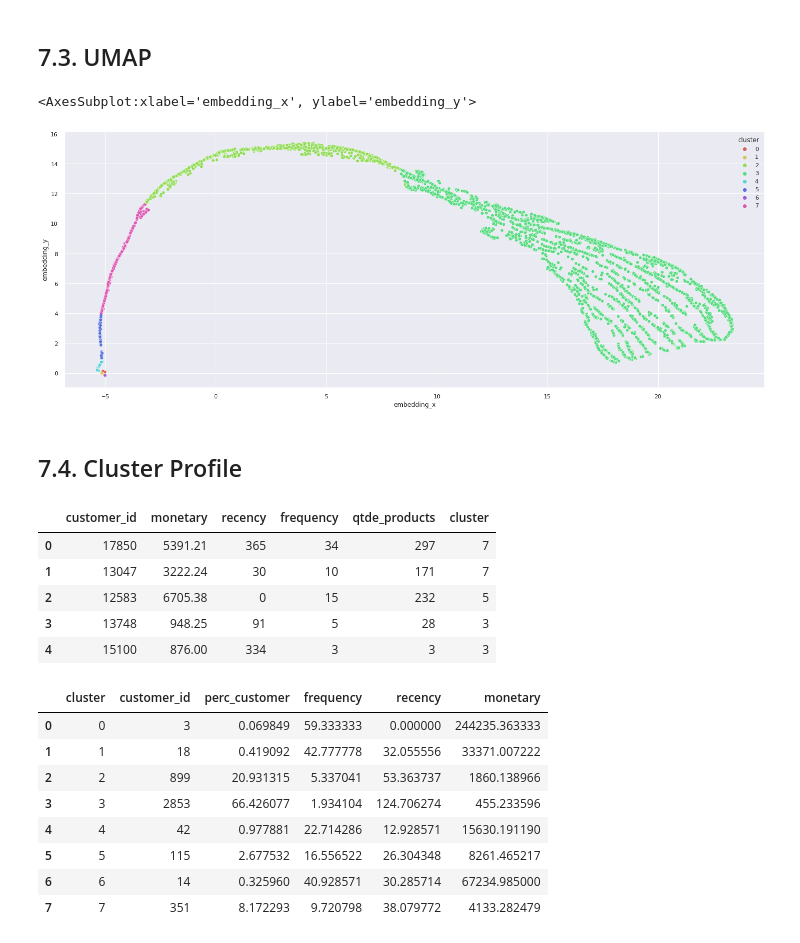
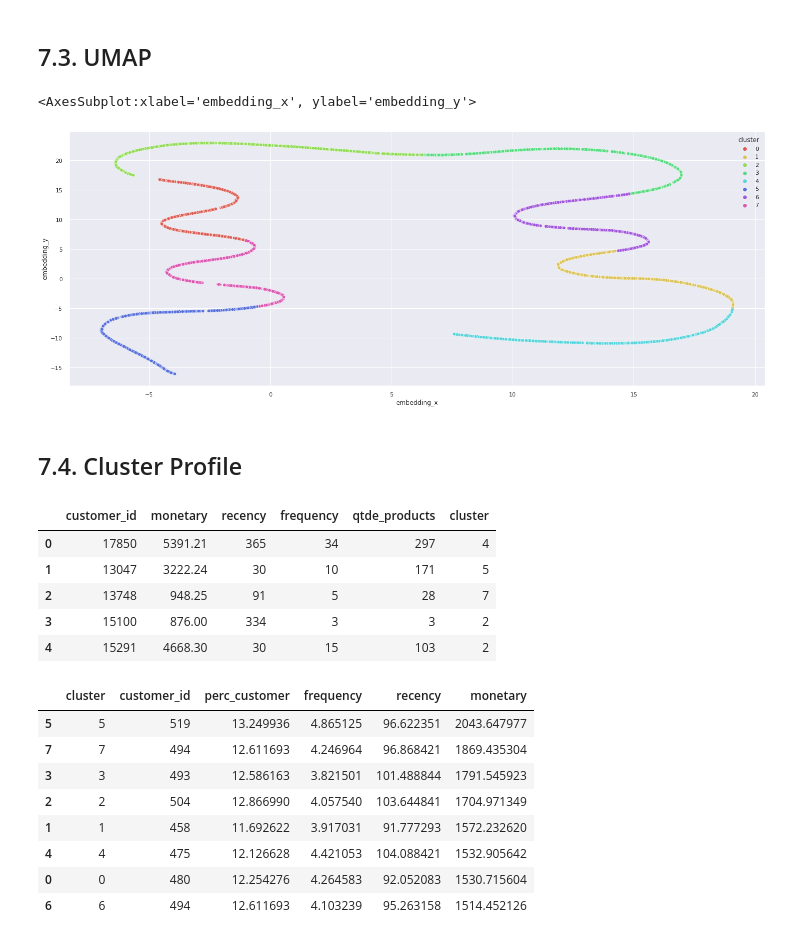
Before and after one commit to Cassiano-Schmeiske/manfing_teste_tecnico, a Jupyter notebook: notebooks/3.0-cs-customer-clustering.ipynb, the cells around one changed output. Drawn from its saved outputs; the diff is of its cells as text; code cells hidden in the pictures.

```diff
--- a/notebooks/3.0-cs-customer-clustering.ipynb
+++ b/notebooks/3.0-cs-customer-clustering.ipynb
@@ -73,7 +102,6 @@ def data_preparation( dataframe ):
     #dataframe = dataframe[dataframe.country == "United Kingdom"]
     #dataframe = dataframe[~dataframe['country'].isin( ["Unspecified"] )]
     # bad users
-    dataframe = dataframe[~dataframe['customer_id'].isin( [16446] )]
     # description
     #dataframe = dataframe.drop(columns='item_name', axis=1)
     # removendo hora
@@ -140,7 +168,7 @@ df1.head()
 # %% [markdown]
 # 2.0 Filtragem Country
 # %%
-df_country = data_filter( df1, False,  )
+df_country = data_filter( df1, True, 'United Kingdom'  )
 df_country.head()
 # %% [output]
 |  | BillNo | Itemname | Quantity | Date | Price | CustomerID | Country |
@@ -193,14 +223,14 @@ X = df5.drop( columns=['customer_id'] )
 # %% [markdown]
 ## 5.1. Encoding
 # %%
-#mm = pp.MinMaxScaler()
+mm = pp.MinMaxScaler()
 
-#df5['monetary']       = mm.fit_transform( df5[['monetary']] )
-#df5['recency']        = mm.fit_transform( df5[['recency']] )
-#df5['frequency']      = mm.fit_transform( df5[['frequency']])
-#df5['qtde_products']  = mm.fit_transform( df5[['qtde_products']])
+df5['monetary']       = mm.fit_transform( df5[['monetary']] )
+df5['recency']        = mm.fit_transform( df5[['recency']] )
+df5['frequency']      = mm.fit_transform( df5[['frequency']])
+df5['qtde_products']  = mm.fit_transform( df5[['qtde_products']])
 
-#X = df5.copy()
+X = df5.copy()
 # %% [markdown]
 ## 5.1. Within-Cluster Sum of Square (WSS)
 # %%
@@ -303,43 +333,43 @@ sns.scatterplot( x='embedding_x', y='embedding_y',
                  data=df_viz )
 # %% [output]
 <AxesSubplot:xlabel='embedding_x', ylabel='embedding_y'>
-[figure, old version]
+[figure, new version]
 # %% [markdown]
 ## 7.4. Cluster Profile
 # %%
 df7.head()
 # %% [output]
 |  | customer_id | monetary | recency | frequency | qtde_products | cluster |
-| 0 | 17850 | 5391.21 | 365 | 34 | 297 | 7 |
-| 1 | 13047 | 3222.24 | 30 | 10 | 171 | 7 |
-| 2 | 12583 | 6705.38 | 0 | 15 | 232 | 5 |
-| 3 | 13748 | 948.25 | 91 | 5 | 28 | 3 |
-| 4 | 15100 | 876.00 | 334 | 3 | 3 | 3 |
+| 0 | 17850 | 5391.21 | 365 | 34 | 297 | 4 |
+| 1 | 13047 | 3222.24 | 30 | 10 | 171 | 5 |
+| 2 | 13748 | 948.25 | 91 | 5 | 28 | 7 |
+| 3 | 15100 | 876.00 | 334 | 3 | 3 | 2 |
+| 4 | 15291 | 4668.30 | 30 | 15 | 103 | 2 |
 # %%
 # Number of customer
 df_cluster = df7[['customer_id', 'cluster']].groupby( 'cluster' ).count().reset_index()
 df_cluster['perc_customer'] = 100*( df_cluster['customer_id'] / df_cluster['customer_id'].sum() )
 
 # Avg bill_no
 df_invoice_no = df7[['frequency', 'cluster']].groupby( 'cluster' ).mean().reset_index()
 df_cluster = pd.merge( df_cluster, df_invoice_no, how='inner', on='cluster' )
 
 # Avg recency days
 df_avg_recency_days = df7[['recency', 'cluster']].groupby( 'cluster' ).mean().reset_index()
 df_cluster = pd.merge( df_cluster, df_avg_recency_days, how='inner', on='cluster' )
 
 # Avg Gross revenue
 df_avg_gross_revenue = df7[['monetary', 'cluster']].groupby( 'cluster' ).mean().reset_index()
 df_cluster = pd.merge( df_cluster, df_avg_gross_revenue, how='inner', on='cluster' )
 
-df_cluster
+df_cluster.sort_values( 'monetary', ascending=False)
 # %% [output]
 |  | cluster | customer_id | perc_customer | frequency | recency | monetary |
-| 0 | 0 | 3 | 0.069849 | 59.333333 | 0.000000 | 244235.363333 |
-| 1 | 1 | 18 | 0.419092 | 42.777778 | 32.055556 | 33371.007222 |
-| 2 | 2 | 899 | 20.931315 | 5.337041 | 53.363737 | 1860.138966 |
-| 3 | 3 | 2853 | 66.426077 | 1.934104 | 124.706274 | 455.233596 |
-| 4 | 4 | 42 | 0.977881 | 22.714286 | 12.928571 | 15630.191190 |
-| 5 | 5 | 115 | 2.677532 | 16.556522 | 26.304348 | 8261.465217 |
-| 6 | 6 | 14 | 0.325960 | 40.928571 | 30.285714 | 67234.985000 |
-| 7 | 7 | 351 | 8.172293 | 9.720798 | 38.079772 | 4133.282479 |
+| 5 | 5 | 519 | 13.249936 | 4.865125 | 96.622351 | 2043.647977 |
+| 7 | 7 | 494 | 12.611693 | 4.246964 | 96.868421 | 1869.435304 |
+| 3 | 3 | 493 | 12.586163 | 3.821501 | 101.488844 | 1791.545923 |
+| 2 | 2 | 504 | 12.866990 | 4.057540 | 103.644841 | 1704.971349 |
+| 1 | 1 | 458 | 11.692622 | 3.917031 | 91.777293 | 1572.232620 |
+| 4 | 4 | 475 | 12.126628 | 4.421053 | 104.088421 | 1532.905642 |
+| 0 | 0 | 480 | 12.254276 | 4.264583 | 92.052083 | 1530.715604 |
+| 6 | 6 | 494 | 12.611693 | 4.103239 | 95.263158 | 1514.452126 |
```
Also changed, not shown: parts of 18 cells of this notebook.
